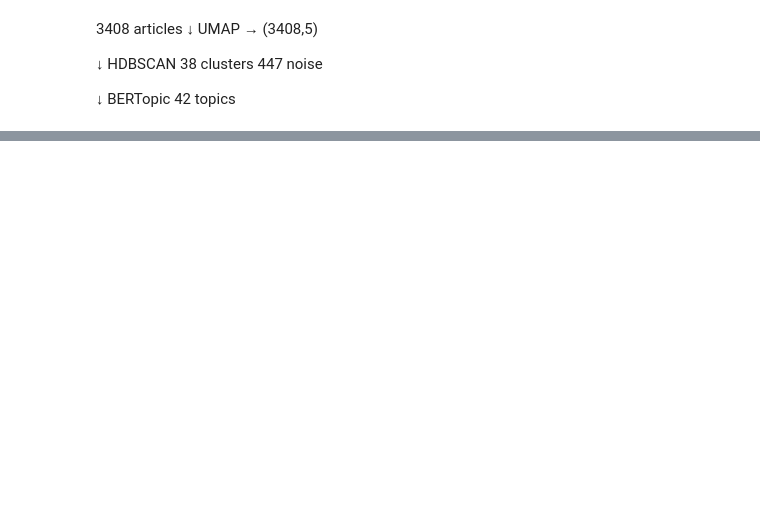
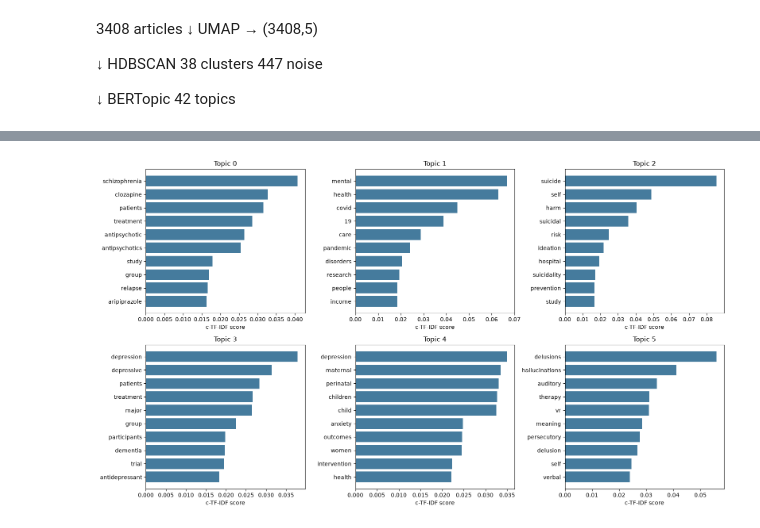
Before and after one commit to kaiyrin/scijonlp26, a Jupyter notebook: visualization_analysis.ipynb, the cells around one changed output, grey strips where cells are left out. Drawn from its saved outputs; the diff is of its cells as text; code cells hidden in the pictures; blank space fills up the shorter version.

```diff
--- a/visualization_analysis.ipynb
+++ b/visualization_analysis.ipynb
@@ -85,0 +292,32 @@ topic_model.visualize_heatmap()
+# %%
+topic_model = globals().get("bertopic_model", globals().get("topic_model"))
+
+if topic_model is None:
+    raise NameError("Run the BERTopic creation cell first so `bertopic_model` exists.")
+
+topics = getattr(topic_model, "topics_", None)
+if topics is None:
+    topics = cluster_labels
+
+valid_topics = [t for t in sorted(set(topics)) if t != -1]
+show_topics = valid_topics[: min(6, len(valid_topics))]
+
+fig, axes = plt.subplots(2, 3, figsize=(16, 9))
+axes = axes.ravel()
+
+for ax, topic_id in zip(axes, show_topics):
+    words_scores = topic_model.get_topic(topic_id) or []
+    words_scores = words_scores[:10]
+    words = [w for w, _ in words_scores][::-1]
+    scores = [s for _, s in words_scores][::-1]
+    ax.barh(words, scores, color="#457b9d")
+    ax.set_title(f"Topic {topic_id}")
+    ax.set_xlabel("c-TF-IDF score")
+
+for ax in axes[len(show_topics):]:
+    ax.axis("off")
+
+plt.tight_layout()
+plt.show()
+# %% [output]
+[figure, added]
```
Also changed, not shown: parts of 42 cells of this notebook, 4 other files.
